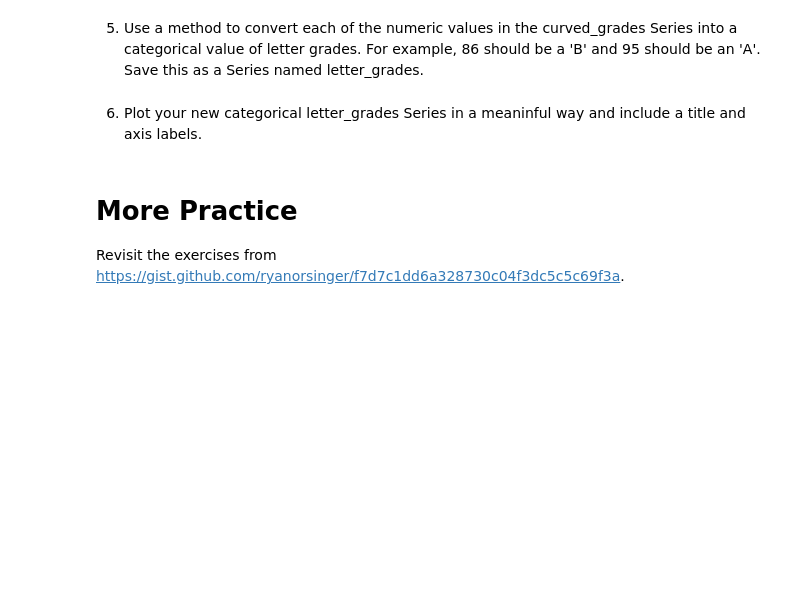
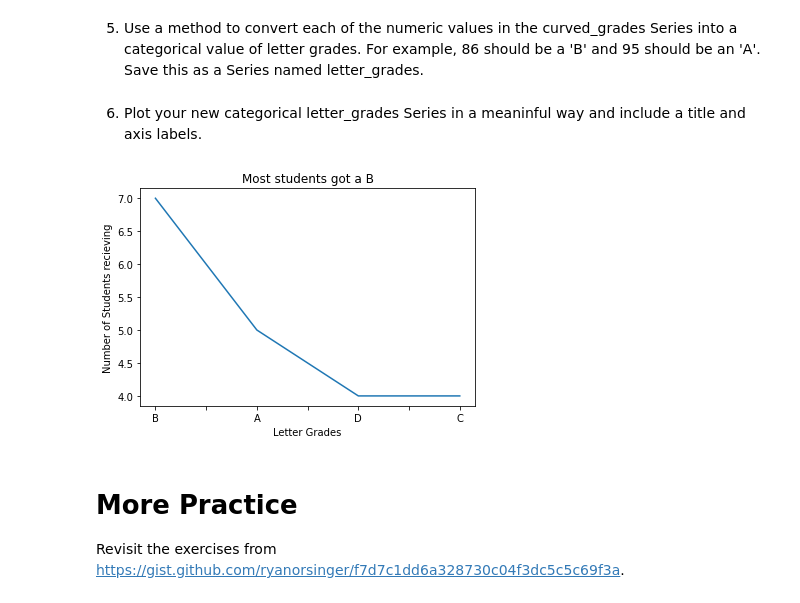
Before and after one commit to David-Howell/numpy-pandas-visualization-exercises, a Jupyter notebook: pandas_series_exercises_part_3.ipynb, the cells around one changed output. Drawn from its saved outputs; the diff is of its cells as text; code cells hidden in the pictures; blank space fills up the shorter version.

```diff
--- a/pandas_series_exercises_part_3.ipynb
+++ b/pandas_series_exercises_part_3.ipynb
@@ -204,5 +283,10 @@ KeyError: "None of [Index([('aeiou',)], dtype='object')] are in the [index]"
 # %% [markdown]
 6. Plot your new categorical letter_grades Series in a meaninful way and include a title and axis labels.
+# %%
+lgp = letter_grades.value_counts().plot(title = 'Most students got a B', xlabel = 'Letter Grades', ylabel = 'Number of Students recieving')
+# lgp.set_xlabel = 'Letter Grades'
+# %% [output]
+[figure, added]
 # %% [markdown]
 # More Practice
 Revisit the exercises from https://gist.github.com/ryanorsinger/f7d7c1dd6a328730c04f3dc5c5c69f3a.
```
Also changed, not shown: parts of 54 cells of this notebook.
